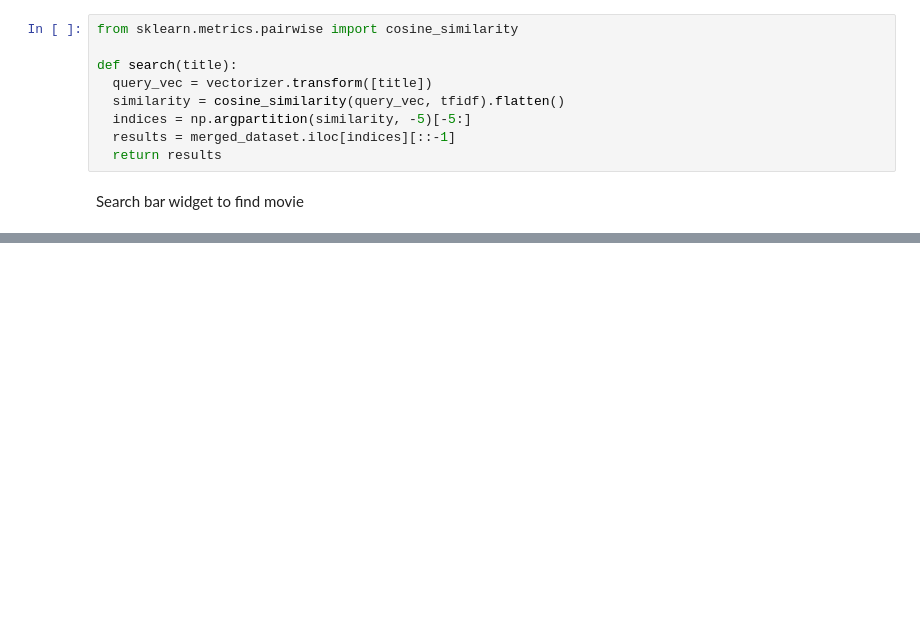
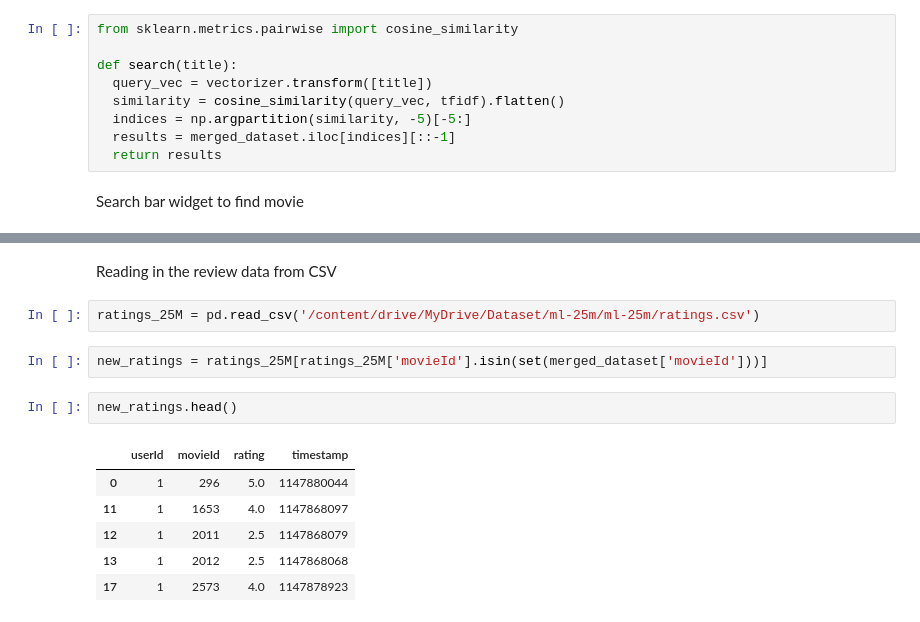
Before and after one commit to kanchanthapa/Movie-Recommendation-System, a Jupyter notebook: Movie-Recommendation.ipynb, the cells around one changed output, grey strips where cells are left out. Saved outputs shown, nothing was run; the diff lists cells and outputs as text; blank space fills up the shorter version.

```diff
--- a/Movie-Recommendation.ipynb
+++ b/Movie-Recommendation.ipynb
@@ -89,0 +144,15 @@ display(input, list)
+# %% [markdown]
+Reading in the review data from CSV
+# %%
+ratings_25M = pd.read_csv('/content/drive/MyDrive/Dataset/ml-25m/ml-25m/ratings.csv')
+# %%
+new_ratings = ratings_25M[ratings_25M['movieId'].isin(set(merged_dataset['movieId']))]
+# %%
+new_ratings.head()
+# %% [output]
+|  | userId | movieId | rating | timestamp |
+| 0 | 1 | 296 | 5.0 | 1147880044 |
+| 11 | 1 | 1653 | 4.0 | 1147868097 |
+| 12 | 1 | 2011 | 2.5 | 1147868079 |
+| 13 | 1 | 2012 | 2.5 | 1147868068 |
+| 17 | 1 | 2573 | 4.0 | 1147878923 |
```
Also changed, not shown: parts of 15 cells of this notebook.
